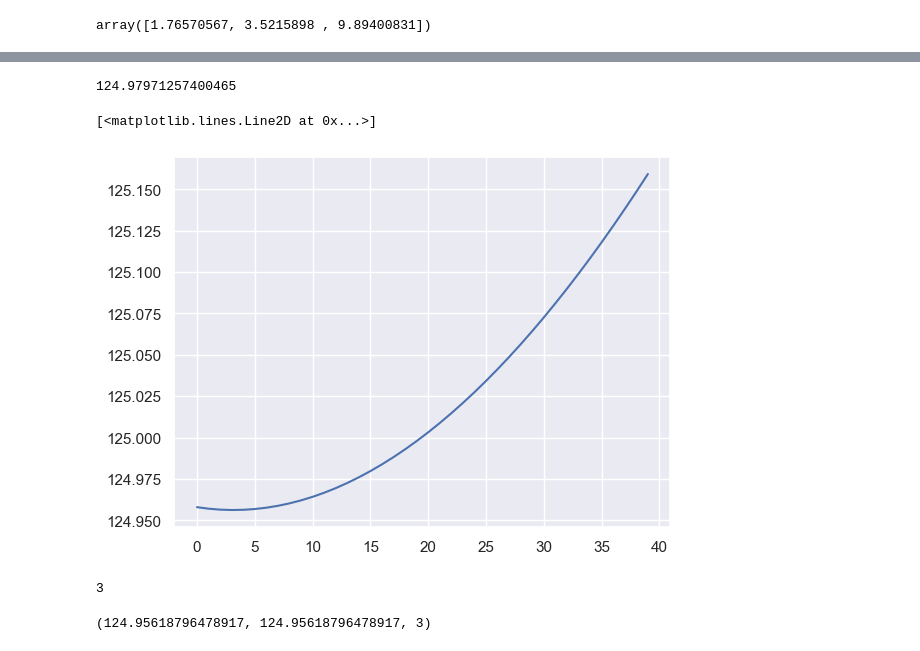
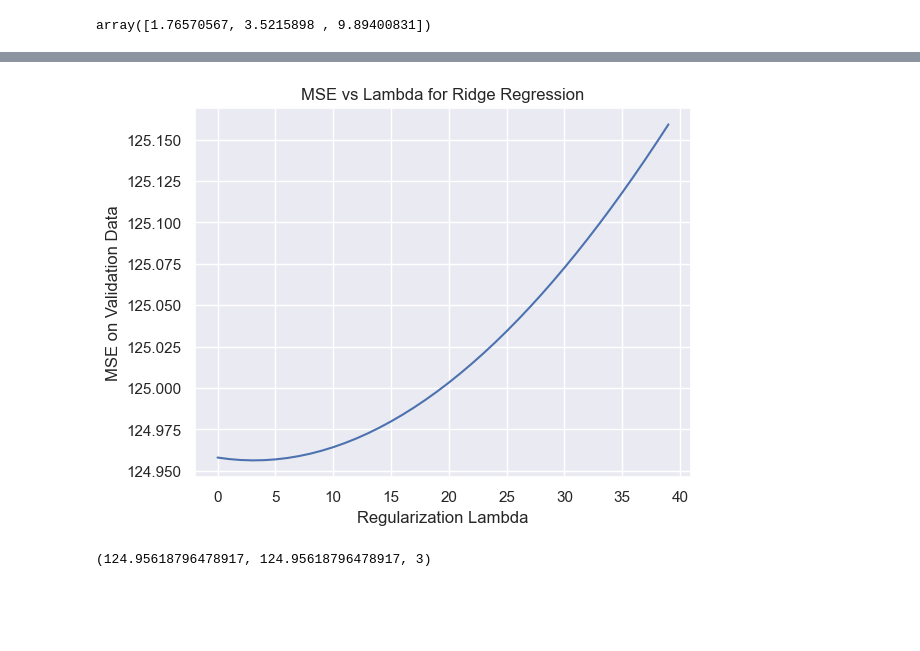
Before and after one commit to seg-fault123/ml, a Jupyter notebook: assignment1/da24c006.ipynb, the cells around one changed output, grey strips where cells are left out. Drawn from its saved outputs; the diff is of its cells as text; code cells hidden in the pictures; blank space fills up the shorter version.

```diff
--- a/assignment1/da24c006.ipynb
+++ b/assignment1/da24c006.ipynb
@@ -185,48 +58,16 @@ plt.plot(range(rgd.actual_iterations)[:200], rgd.errors[:200])
-# %%
-def genrate_splits(n, test_size):
-   rng=np.random.default_rng(seed=3)
-   index=np.arange(n)
-   sorted_index=index.copy()
-   rng.shuffle(index)
-   factor=int(n*test_size)+1
-   iterations=0
-   while (factor*iterations < index.shape[0]):
-      test_index=(sorted_index>=iterations*factor) & (sorted_index<(iterations+1)*factor)
-      train_index=~test_index
-      yield train_index, test_index
-      iterations+=1
-
-
-
-def cross_validate(X, y, model, test_size):
-   iterations=0
-   errors=0
-   for train_index, validation_index in genrate_splits(X.shape[0], test_size):
-      X_train, X_valid, y_train, y_valid=X.loc[train_index, :], X.loc[validation_index, :], y[train_index], y[validation_index]
-      model.fit(X_train, y_train)
-      predictions=model.predict(X_valid)
-      errors+=mse(y_valid, predictions)
-      iterations+=1
-
-   return errors/iterations
-# %%
-cross_validate(X, y, RidgeGD(15, 0.0001, 1000), 0.2)
-# %% [output]
-124.97971257400465
 # %%
 alphas = np.arange(0, 40, 1)
 errors=[]
 for alpha in alphas:
     errors.append(cross_validate(X, y, RidgeGD(alpha, 0.0001, 1000), 0.2))
-# %%
-plt.plot(alphas, errors)
-# %% [output]
-[<matplotlib.lines.Line2D at 0x...>]
-[figure, removed]
-# %%
-np.argmin(errors)
-# %% [output]
-3
+# %%
+plt.plot(alphas, errors)
+plt.xlabel('Regularization Lambda')
+plt.ylabel('MSE on Validation Data')
+plt.title('MSE vs Lambda for Ridge Regression')
+plt.show()
+# %% [output]
+[figure, added]
 # %%
 np.min(errors), errors[3], alphas[3]
 # %% [output]
```
Also changed, not shown: parts of 16 cells of this notebook, 3 other files.
